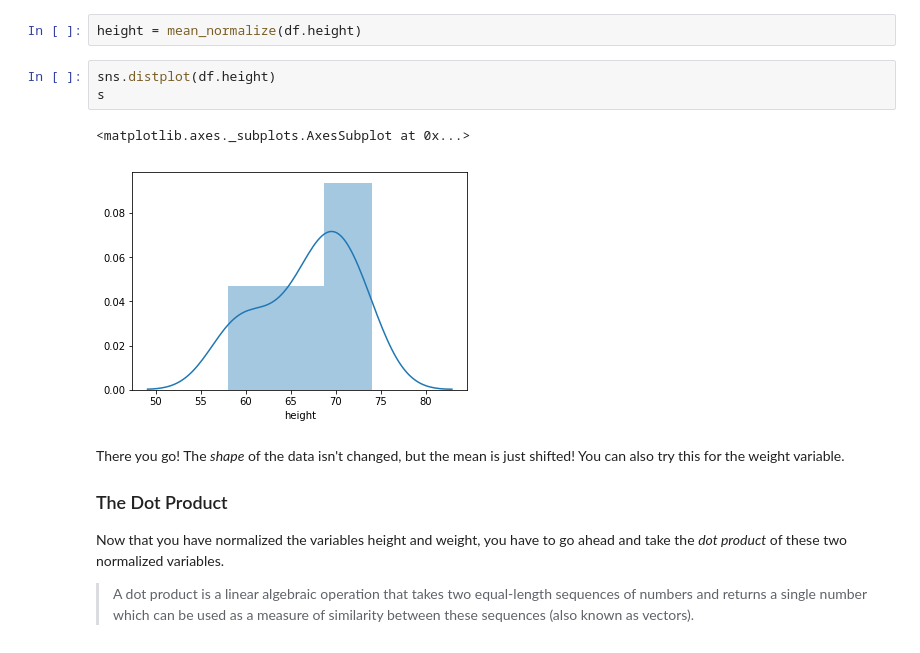
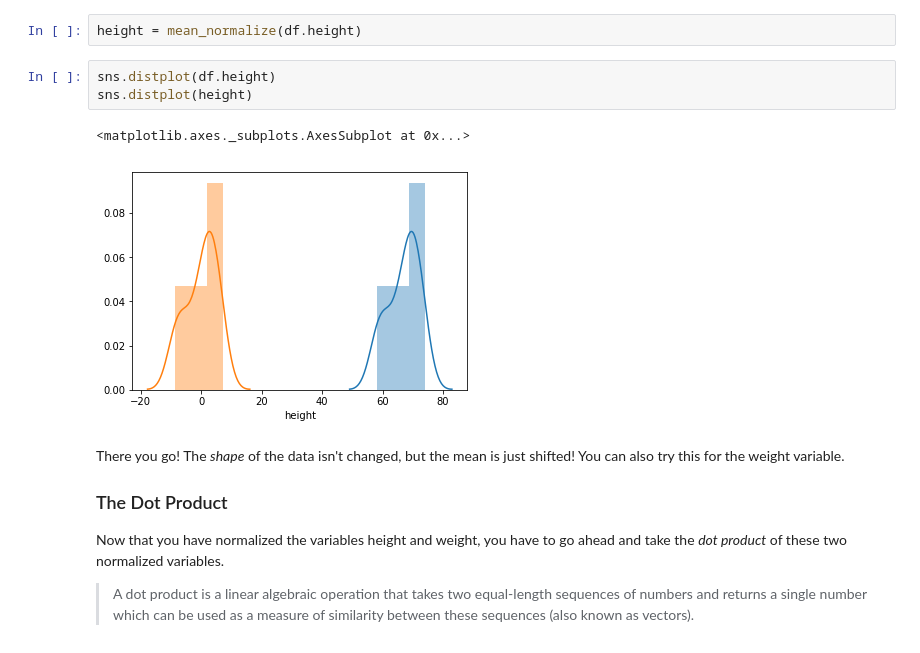
Before and after one commit to 99KHayes-Flatiron/dsc-correlation-covariance-lab-dc-ds-060319, a Jupyter notebook: index.ipynb, the cells around one changed output. Cells and saved outputs as stored; diff of their text form.

```diff
--- a/index.ipynb
+++ b/index.ipynb
@@ -119,10 +119,10 @@ import seaborn as sns
 height = mean_normalize(df.height)
 # %%
 sns.distplot(df.height)
-s
+sns.distplot(height)
 # %% [output]
 <matplotlib.axes._subplots.AxesSubplot at 0x...>
-[figure, old version]
+[figure, new version]
 # %% [markdown]
 There you go! The _shape_ of the data isn't changed, but the mean is just shifted! You can also try this for the weight variable.
 
```
